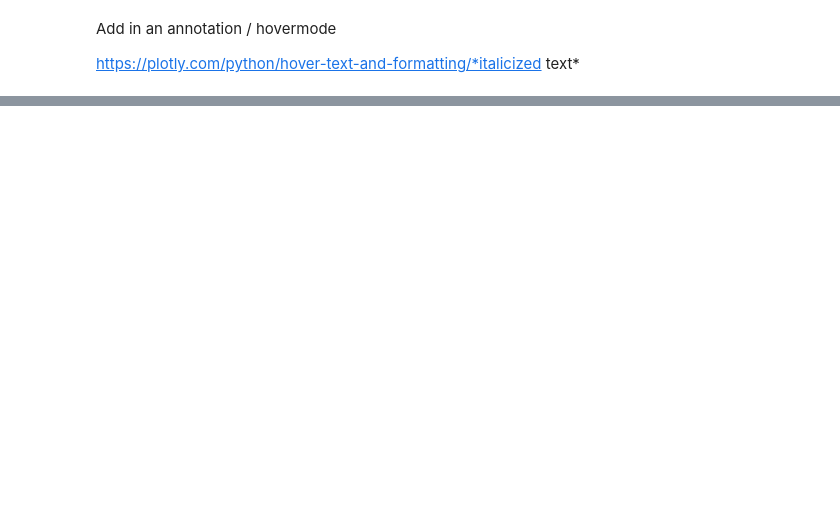
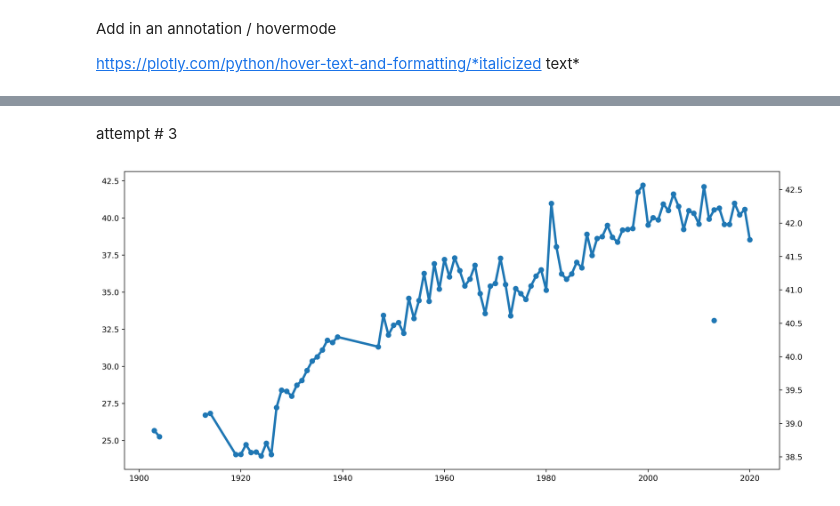
Before and after one commit to wcrowley342/tourdefancedata, a Jupyter notebook: TourDeFranceData.ipynb, the cells around one changed output, grey strips where cells are left out. Drawn from its saved outputs; the diff is of its cells as text; code cells hidden in the pictures; blank space fills up the shorter version.

```diff
--- a/TourDeFranceData.ipynb
+++ b/TourDeFranceData.ipynb
@@ -155,0 +189,13 @@ fig.show()
+# %% [markdown]
+attempt # 3
+# %%
+fig,ax = plt.subplots(1,1,figsize=(15,7))
+ax.plot(year,winnerpace, "-o",lw=3)
+ax2 = ax.twinx()
+#ax2.plot(2013,40.542, color="y",lw=5)  - ran but didn't show up....
+
+#ax2.plot(x[2014], y[40.542], "y", lw=3)
+plt.plot(2013,40.542, "-o", lw=5)
+fig.show()
+# %% [output]
+[figure, added]
```
Also changed, not shown: parts of 30 cells of this notebook.
